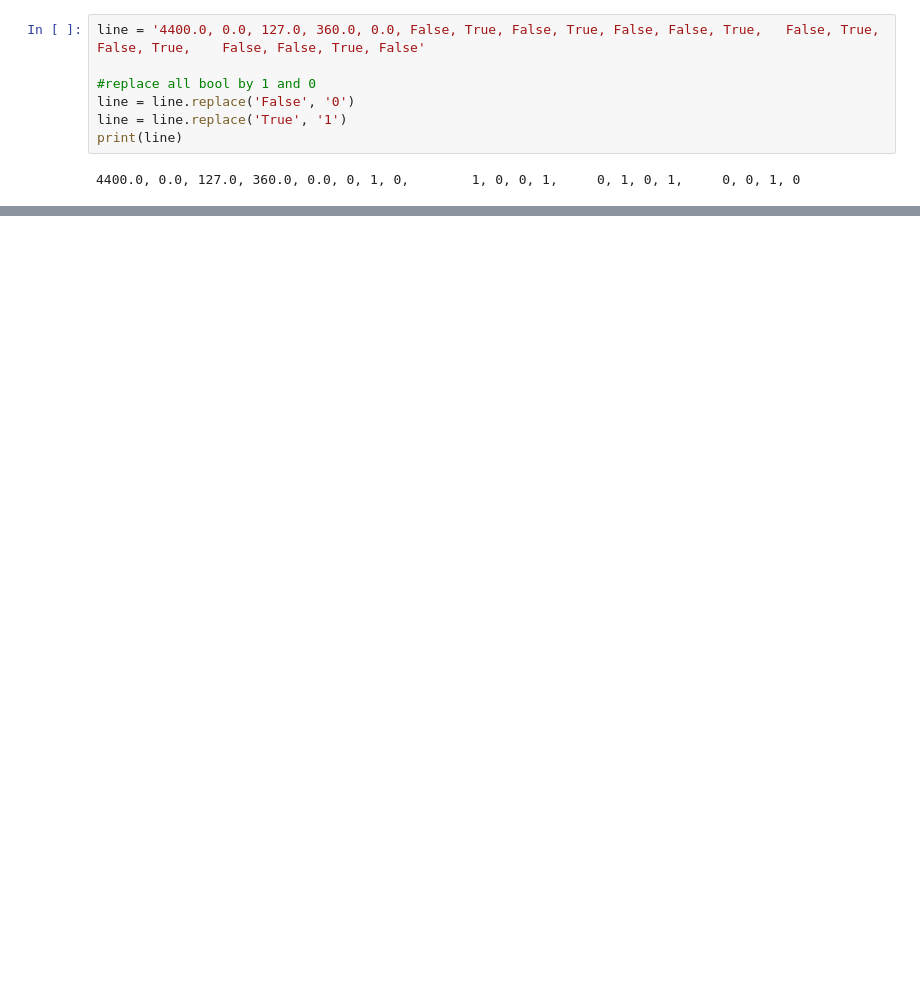
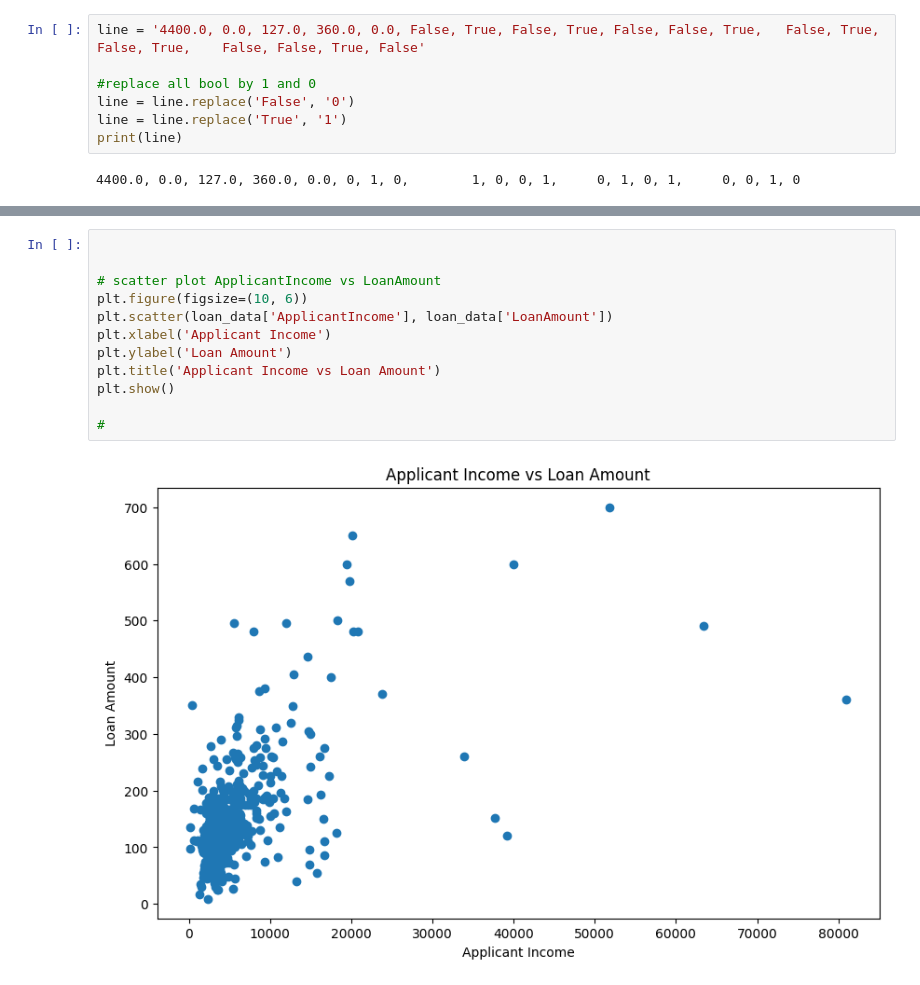
Before and after one commit to NataliiaShevchenko620/Finance_loan_approval_prediction_data, a Jupyter notebook: Finance_loan_approval_prediction_data_collab.ipynb, the cells around one changed output, grey strips where cells are left out. Drawn from its saved outputs; the diff is of its cells as text; blank space fills up the shorter version.

```diff
--- a/Finance_loan_approval_prediction_data_collab.ipynb
+++ b/Finance_loan_approval_prediction_data_collab.ipynb
@@ -907,0 +948,14 @@ list(zip(df_train.columns, logistic_model.coef_[0]))
+# %%
+
+
+# scatter plot ApplicantIncome vs LoanAmount
+plt.figure(figsize=(10, 6))
+plt.scatter(loan_data['ApplicantIncome'], loan_data['LoanAmount'])
+plt.xlabel('Applicant Income')
+plt.ylabel('Loan Amount')
+plt.title('Applicant Income vs Loan Amount')
+plt.show()
+
+#
+# %% [output]
+[figure, added]
```
Also changed, not shown: parts of 18 cells of this notebook, 2 other files.
